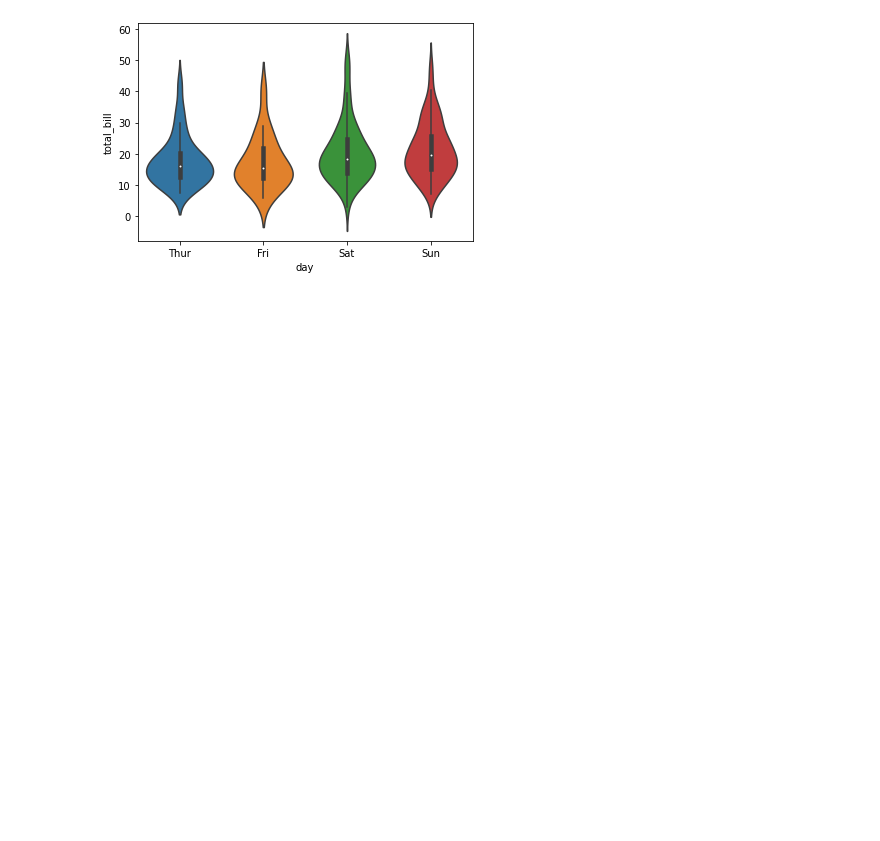
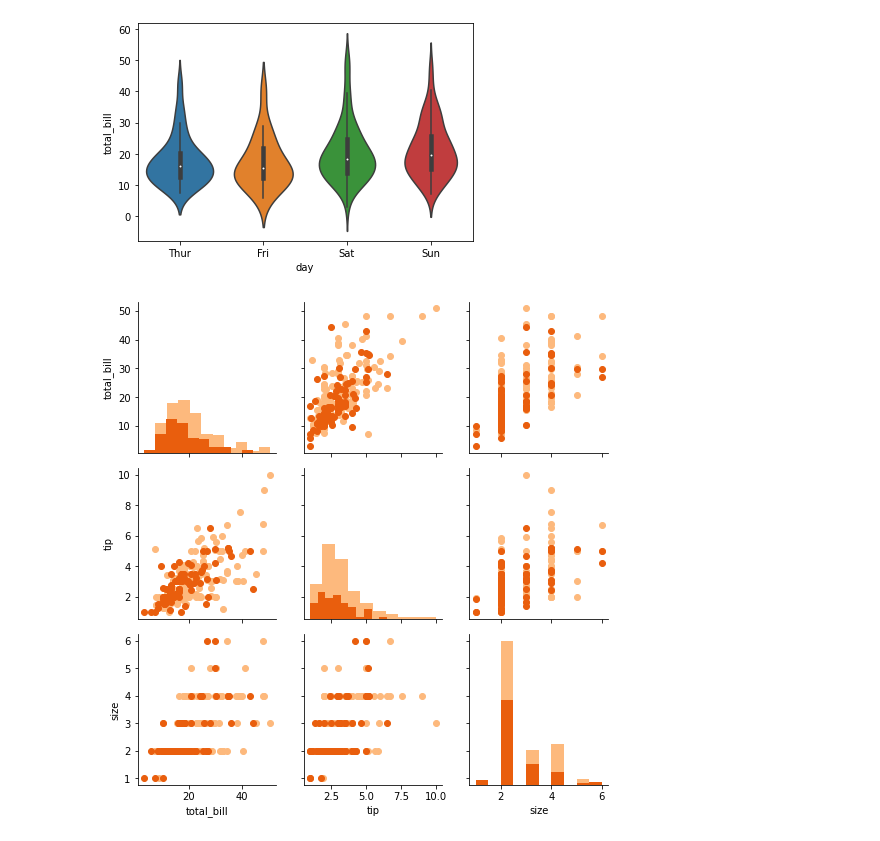
Before and after one commit to Surichn/DSAI, a Jupyter notebook: DA/vis_Seaborn.ipynb, the cells around one changed output. Cells and saved outputs as stored; diff of their text form; code cells hidden in the pictures; blank space fills up the shorter version.

```diff
--- a/DA/vis_Seaborn.ipynb
+++ b/DA/vis_Seaborn.ipynb
@@ -29,3 +29,10 @@ sb.violinplot(x="day", y="total_bill", data=df)
 # %% [output]
 <matplotlib.axes._subplots.AxesSubplot at 0x...>
 [figure]
+# %%
+g = sb.PairGrid(df,hue="sex", palette = "Oranges")
+g.map_diag(pp.hist)
+g.map_offdiag(pp.scatter)
+pp.show()
+# %% [output]
+[figure, added]
```
